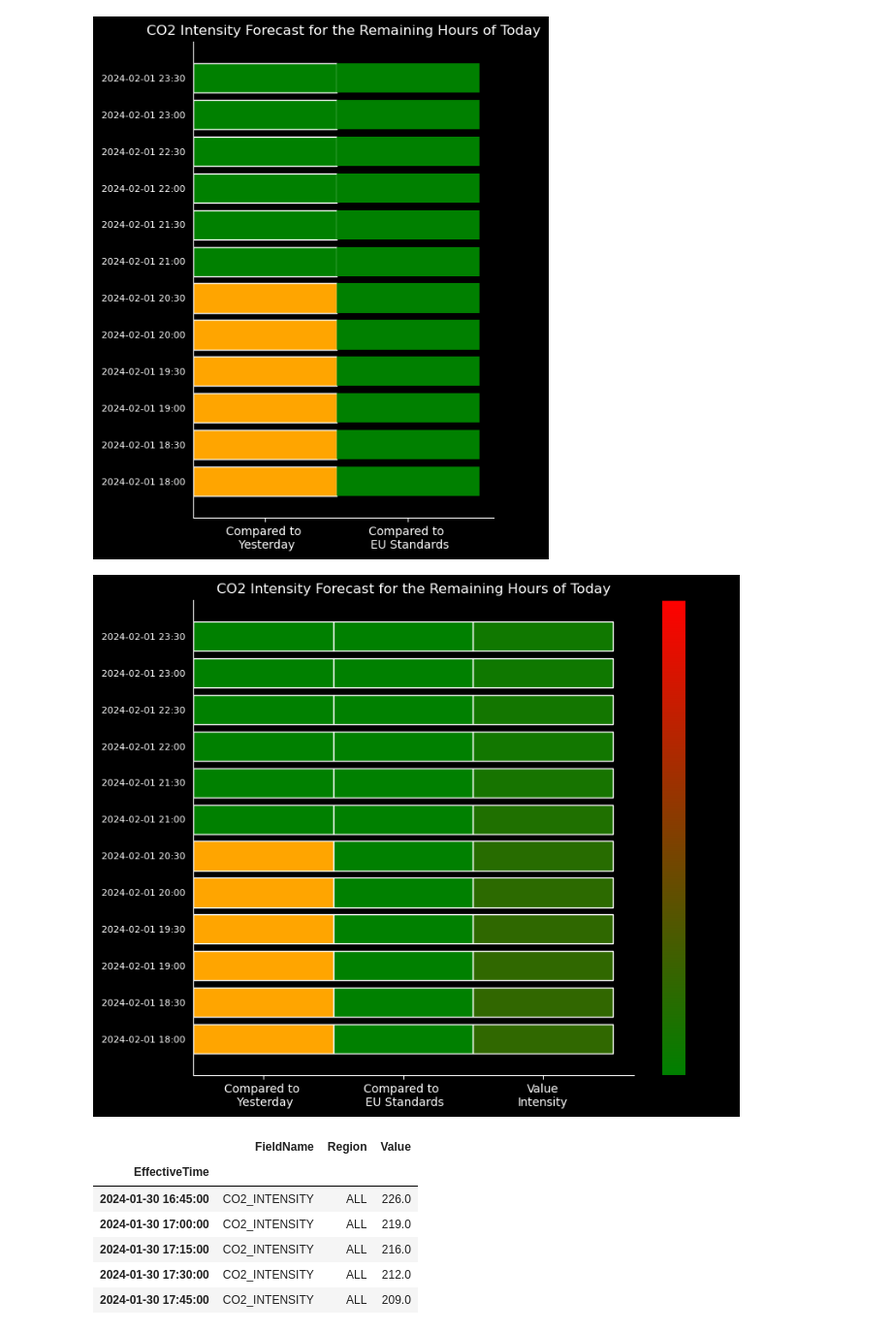
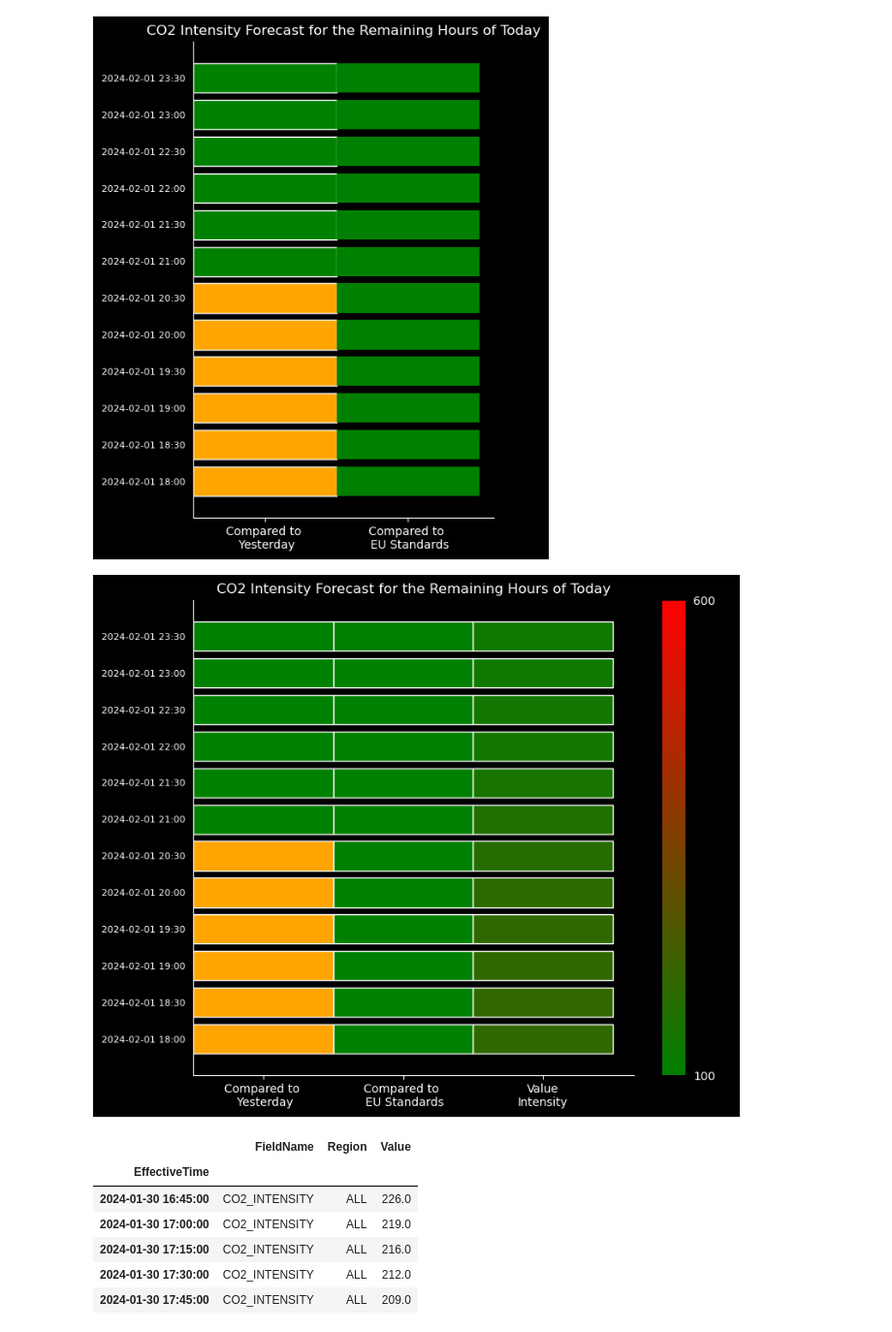
Before and after one commit to SaM-92/telegram-energy-api, a Jupyter notebook: debugging_nb.ipynb, the cells around one changed output. Shown at 97% size. Cells and saved outputs as stored; diff of their text form; code cells hidden in the pictures.

Commit message:
add functions to the core functionality of energy_api for status classification and plots

```diff
--- a/debugging_nb.ipynb
+++ b/debugging_nb.ipynb
@@ -159,36 +159,39 @@ for i, (index, row) in enumerate(df.iterrows()):
     ax.barh(i, 1, left=2, color=cmap(norm(row['Value'])), edgecolor='white')
 
 # Customize plot appearance.
 ax.set_facecolor('black')
 fig.patch.set_facecolor('black')
 ax.tick_params(axis='x', colors='white')  # X-axis ticks color.
 ax.spines['top'].set_visible(False)
 ax.spines['right'].set_visible(False)
 ax.spines['left'].set_color('white')
 ax.spines['bottom'].set_color('white')
 
 # Remove x-axis ticks.
 ax.xaxis.set_ticks([])
 
 # Set y-axis labels.
 ax.set_yticks(range(len(df)))
 ax.set_yticklabels(df['EffectiveTime'].dt.strftime('%Y-%m-%d %H:%M'), color='white', fontsize=8)
 
 plt.tight_layout()
 
 ax.set_title('CO2 Intensity Forecast for the Remaining Hours of Today', color='white')
 ax.set_xticks([0.5, 1.5, 2.5])
 ax.set_xticklabels(['Compared to \n Yesterday', 'Compared to \n EU Standards', 'Value\nIntensity'], color='white')
 
-# Add a color bar to represent the "Value" intensity using the custom colormap
+# Create and customize the color bar
 sm = plt.cm.ScalarMappable(cmap=cmap, norm=norm)
 sm.set_array([])
-fig.colorbar(sm, ax=ax, orientation='vertical', label='Value Intensity')
+cbar = fig.colorbar(sm, ax=ax, orientation='vertical', label='Value Intensity')
+cbar.set_ticks([norm.vmin, norm.vmax])  # Set ticks to the min and max of the data
+cbar.set_ticklabels([100, 600],color='white')  # Format min and max values as labels
+
 
 # Display the plot.
 plt.show()
 # %% [output]
-[figure, old version]
+[figure, new version]
 # %%
 df_carbon_intensity_recent.loc['2024-01-30']
 # %% [output]
```
Also changed, not shown: 1 other file.
